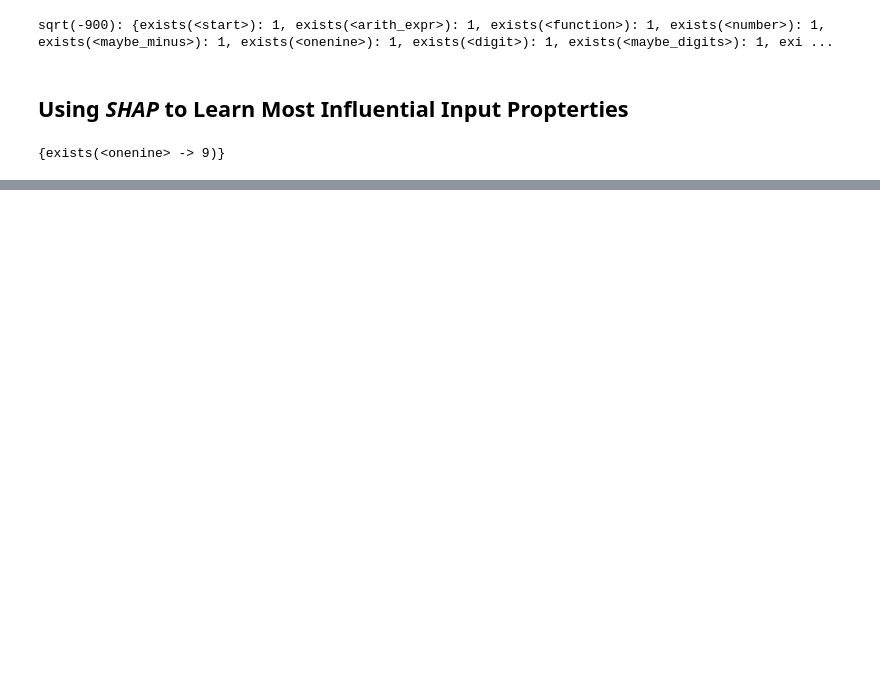
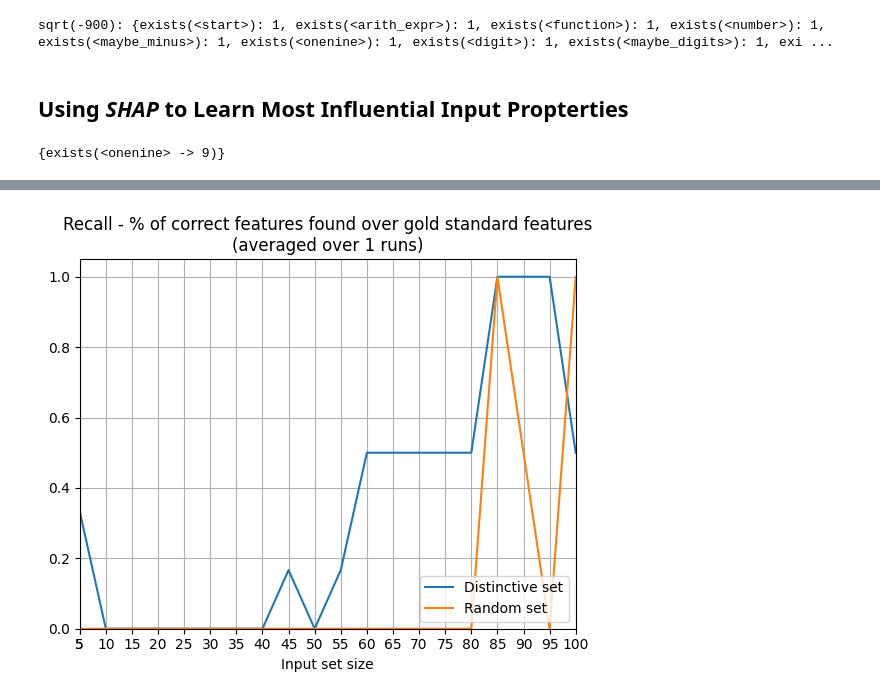
Before and after one commit to KonstiB/avicenna, a Jupyter notebook: notebooks/relevant_features.ipynb, the cells around one changed output, grey strips where cells are left out. Drawn from its saved outputs; the diff is of its cells as text; code cells hidden in the pictures; blank space fills up the shorter version.

```diff
--- a/notebooks/relevant_features.ipynb
+++ b/notebooks/relevant_features.ipynb
@@ -272,0 +428,46 @@ correlating_features_cs
+# %%
+# Functions for parrallel array operations
+array_intersect_cells = np.vectorize(lambda set1, set2: set2 if set1 is None else set1.intersection(set2))
+array_union_cells = np.vectorize(lambda set1, set2: set2 if set1 is None else set1.union(set2))
+array_cell_count = np.vectorize(lambda set: 0 if set is None else len(set))
+
+
+# combine relevant and correlating features to one set
+gs_complete_feature_array = array_union_cells(gs_relevant_feature_array, gs_correlating_feature_array)
+rs_complete_feature_array = array_union_cells(rs_relevant_feature_array, rs_correlating_feature_array)
+cs_complete_feature_array = array_union_cells(cs_relevant_feature_array, cs_correlating_feature_array)
+
+# count features per set
+gs_feature_cnt = array_cell_count(gs_complete_feature_array)
+rs_feature_cnt = array_cell_count(rs_complete_feature_array)
+cs_feature_cnt = array_cell_count(cs_complete_feature_array)
+
+total_feature_cnt = len(feature_names)
+
+# calc tp, fp, fn, for all exec_range
+rs_true_pos = array_cell_count(array_intersect_cells(rs_complete_feature_array, gs_complete_feature_array))
+rs_false_pos = rs_feature_cnt - rs_true_pos
+rs_false_neg = gs_feature_cnt - rs_true_pos
+rs_true_neg = total_feature_cnt - (rs_true_pos + rs_false_pos + rs_false_neg)
+cs_true_pos = array_cell_count(array_intersect_cells(cs_complete_feature_array, gs_complete_feature_array))
+cs_false_pos = cs_feature_cnt - cs_true_pos
+cs_false_neg = gs_feature_cnt - cs_true_pos
+cs_true_neg = total_feature_cnt - (cs_true_pos + cs_false_pos + cs_false_neg)
+# %%
+import matplotlib.pyplot as plt
+
+rs_recall = np.where(np.logical_and(rs_true_pos == 0, gs_feature_cnt == 0), 0, np.divide(rs_true_pos, gs_feature_cnt))
+cs_recall = np.where(np.logical_and(cs_true_pos == 0, gs_feature_cnt == 0), 0, np.divide(cs_true_pos, gs_feature_cnt))
+
+plt.plot(result_set_sizes, np.mean(rs_recall, axis=1), label="Distinctive set")
+plt.plot(result_set_sizes, np.mean(cs_recall, axis=1), label="Random set")
+plt.title(f"Recall - % of correct features found over gold standard features\n(averaged over {executions} runs)")
+plt.xticks([input_steps]+list(result_set_sizes[::1]))
+plt.xlim(result_set_sizes[0],result_set_sizes[-1])
+plt.xlabel("Input set size")
+plt.ylim(0,1.05)
+plt.grid()
+plt.legend(loc="lower right")
+plt.show()
+# %% [output]
+[figure, added]
```
Also changed, not shown: parts of 22 cells of this notebook, 1 other file.
